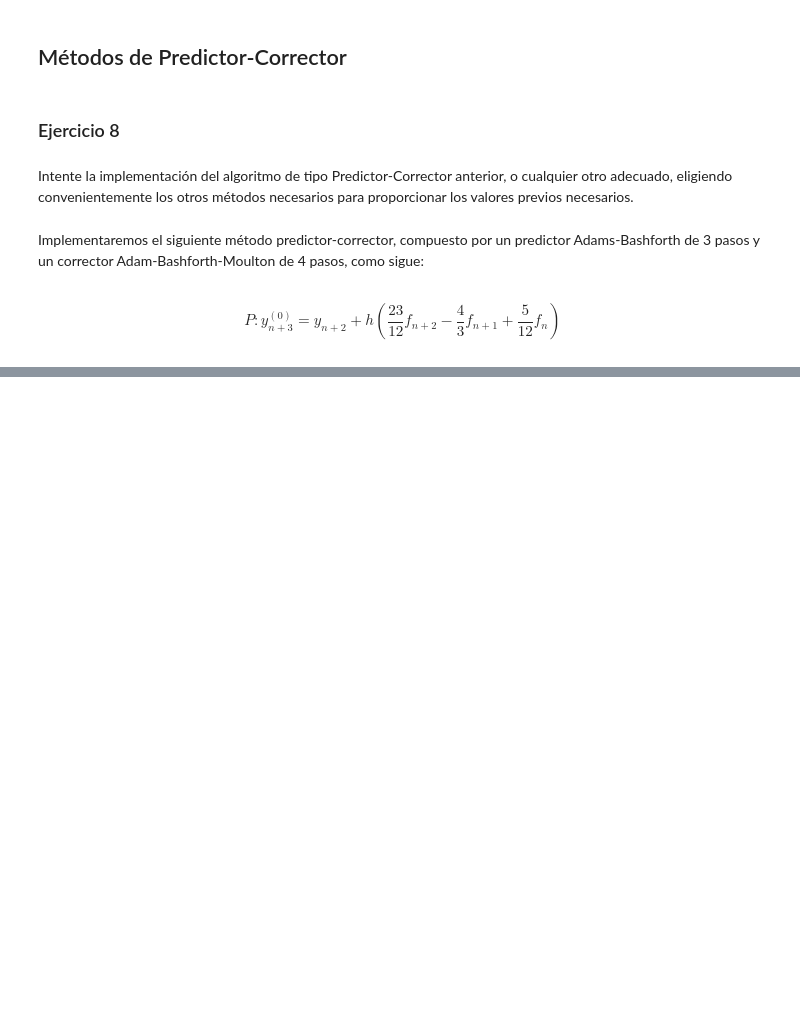
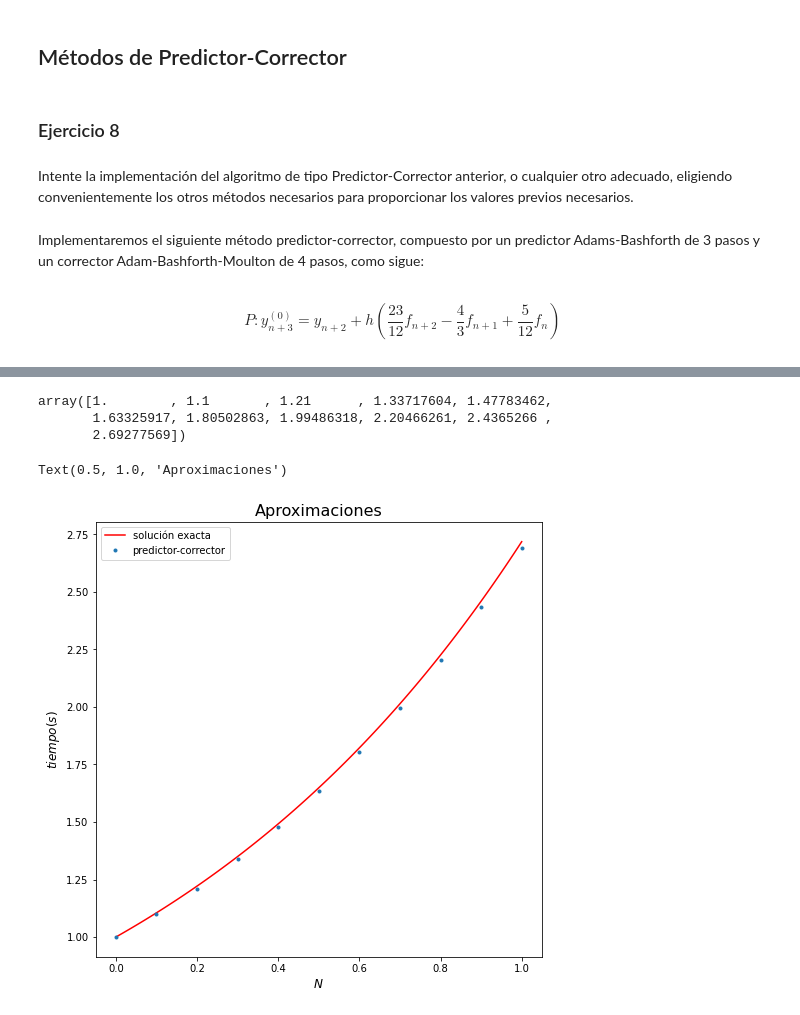
Before and after one commit to danieeeld2/DGIIM, a Jupyter notebook: Tercero/2 Cuatrimestre/MNII/Prácticas/Practica3/Ficheros .py e .ipynb de la práctica 3-20220530/Ejercicios3.ipynb, the cells around one changed output, grey strips where cells are left out. Drawn from its saved outputs; the diff is of its cells as text; code cells hidden in the pictures; blank space fills up the shorter version.

```diff
--- a/Tercero/2 Cuatrimestre/MNII/Prácticas/Practica3/Ficheros .py e .ipynb de la práctica 3-20220530/Ejercicios3.ipynb
+++ b/Tercero/2 Cuatrimestre/MNII/Prácticas/Practica3/Ficheros .py e .ipynb de la práctica 3-20220530/Ejercicios3.ipynb
@@ -811,0 +875,21 @@ $$C^1:y_{n+4}=y_{n+3}+h\left(\frac{3}{8}f(t_{n+4},y_{n+4}^{(0)})+\frac{19}{24}f_
+# %%
+import pcabm3
+x, y = pcabm3.integrate(f,a,ya,b,10)
+y
+# %% [output]
+array([1.        , 1.1       , 1.21      , 1.33717604, 1.47783462,
+       1.63325917, 1.80502863, 1.99486318, 2.20466261, 2.4365266 ,
+       2.69277569])
+# %%
+fig,ax = plt.subplots(figsize=(8,8))
+xx = np.linspace(a,b,100)
+yy = [np.exp(x) for x in xx]
+ax.plot(xx,yy,'r',label='solución exacta')
+ax.plot(x,y,'C0.',label='predictor-corrector')
+ax.legend(loc='upper left')
+ax.set_xlabel('$N$',fontsize=12)
+ax.set_ylabel('$tiempo (s)$',fontsize=12)
+ax.set_title('Aproximaciones',fontsize=16)
+# %% [output]
+Text(0.5, 1.0, 'Aproximaciones')
+[figure, added]
```
Also changed, not shown: parts of 8 cells of this notebook.
